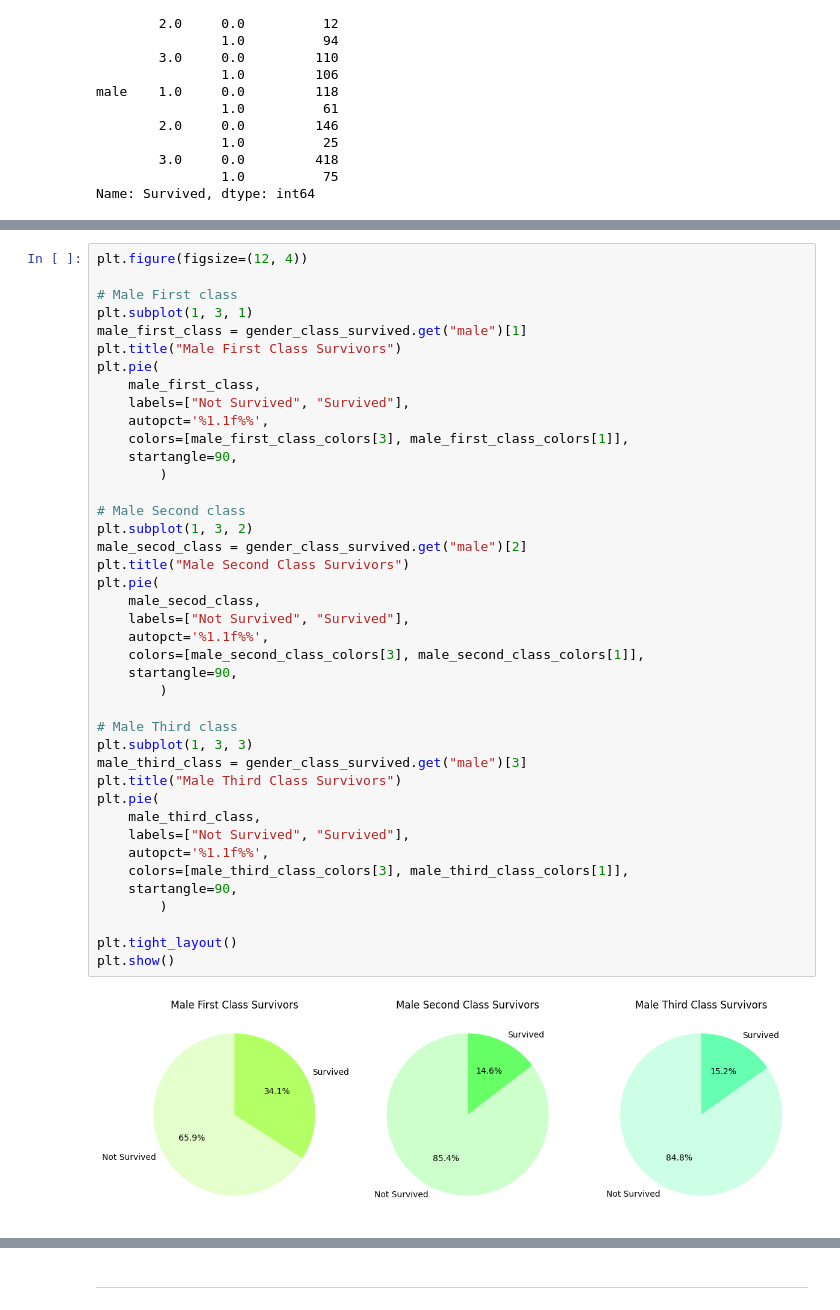
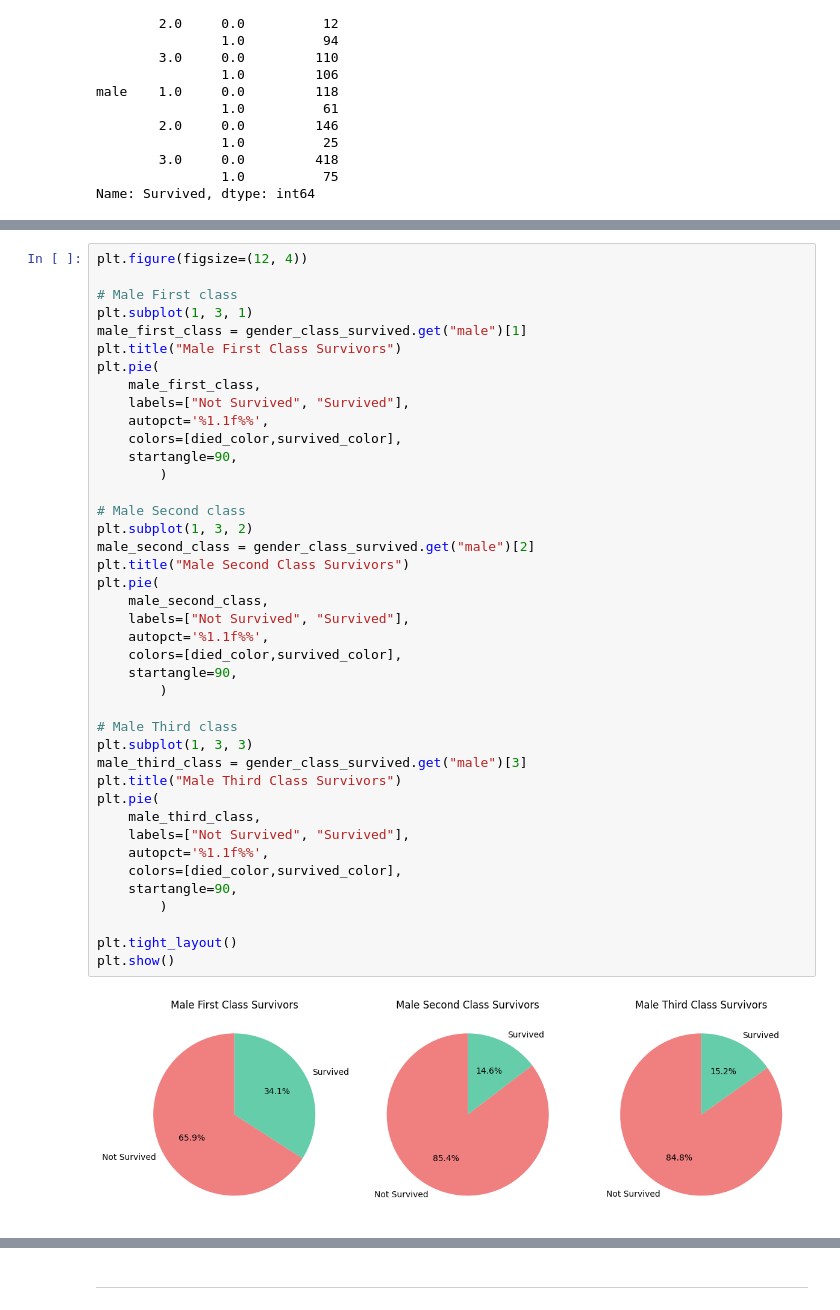
Before and after one commit to davidedigrande/titanic-dataset-eda, a Jupyter notebook: notebook.ipynb, the cells around one changed output, grey strips where cells are left out. Drawn from its saved outputs; the diff is of its cells as text.

```diff
--- a/notebook.ipynb
+++ b/notebook.ipynb
@@ -677,37 +690,37 @@ plt.title("Male First Class Survivors")
 plt.pie(
     male_first_class,
     labels=["Not Survived", "Survived"],
     autopct='%1.1f%%',
-    colors=[male_first_class_colors[3], male_first_class_colors[1]],
+    colors=[died_color,survived_color],
     startangle=90,
         )
 
 # Male Second class
 plt.subplot(1, 3, 2)
-male_secod_class = gender_class_survived.get("male")[2]
+male_second_class = gender_class_survived.get("male")[2]
 plt.title("Male Second Class Survivors")
 plt.pie(
-    male_secod_class,
+    male_second_class,
     labels=["Not Survived", "Survived"],
     autopct='%1.1f%%',
-    colors=[male_second_class_colors[3], male_second_class_colors[1]],
+    colors=[died_color,survived_color],
     startangle=90,
         )
 
 # Male Third class
 plt.subplot(1, 3, 3)
 male_third_class = gender_class_survived.get("male")[3]
 plt.title("Male Third Class Survivors")
 plt.pie(
     male_third_class,
     labels=["Not Survived", "Survived"],
     autopct='%1.1f%%',
-    colors=[male_third_class_colors[3], male_third_class_colors[1]],
+    colors=[died_color,survived_color],
     startangle=90,
         )
 
 plt.tight_layout()
 plt.show()
 # %% [output]
-[figure, old version]
+[figure, new version]
 # %%
```
Also changed, not shown: parts of 16 cells of this notebook.
